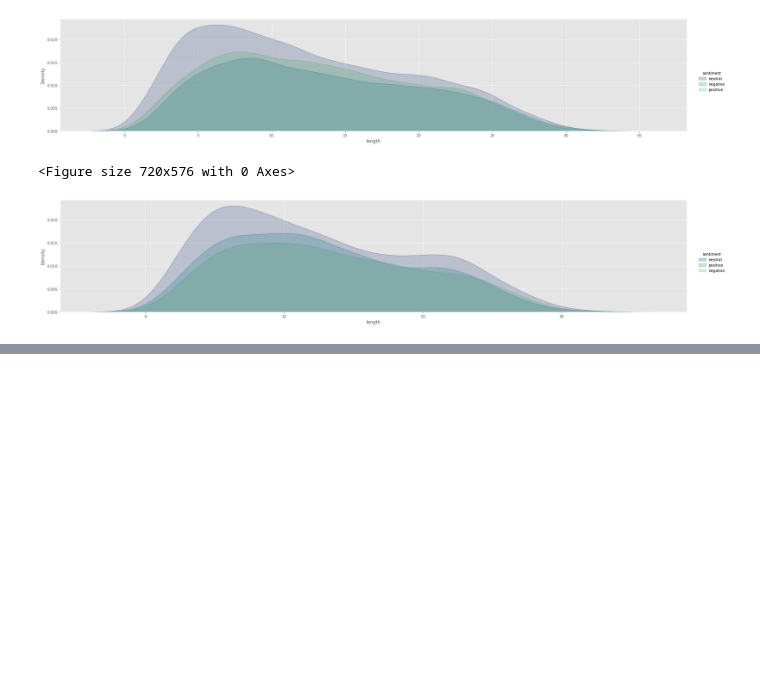
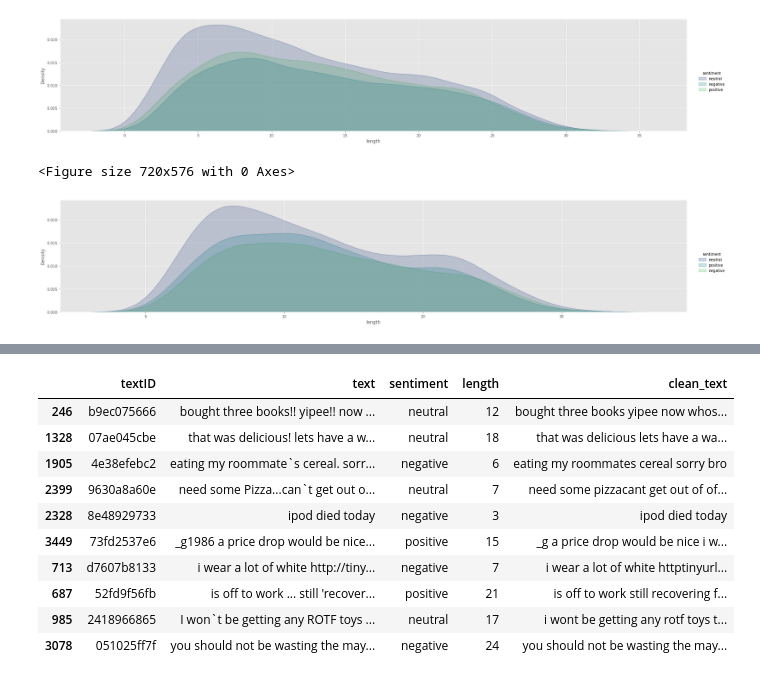
Before and after one commit to ahmad1jalal/Twitter-Sentiment-Extaction, a Jupyter notebook: Twitter-Senitment.ipynb, the cells around one changed output, grey strips where cells are left out. Saved outputs shown, nothing was run; the diff lists cells and outputs as text; code cells hidden in the pictures; blank space fills up the shorter version.

```diff
--- a/Twitter-Senitment.ipynb
+++ b/Twitter-Senitment.ipynb
@@ -264,0 +310,17 @@ Text(0.5, 1.0, 'Legnth_Tweet')
+# %%
+# apply it to test data as well
+test["clean_text"] = test["text"].apply(lambda x : clean_text(x))
+
+test.sample(10)
+# %% [output]
+|  | textID | text | sentiment | length | clean_text |
+| 246 | b9ec075666 | bought three books!! yipee!! now ... | neutral | 12 | bought three books yipee now whos... |
+| 1328 | 07ae045cbe | that was delicious! lets have a w... | neutral | 18 | that was delicious lets have a wa... |
+| 1905 | 4e38efebc2 | eating my roommate`s cereal. sorr... | negative | 6 | eating my roommates cereal sorry bro |
+| 2399 | 9630a8a60e | need some Pizza...can`t get out o... | neutral | 7 | need some pizzacant get out of of... |
+| 2328 | 8e48929733 | ipod died today | negative | 3 | ipod died today |
+| 3449 | 73fd2537e6 | _g1986 a price drop would be nice... | positive | 15 | _g a price drop would be nice i w... |
+| 713 | d7607b8133 | i wear a lot of white http://tiny... | negative | 7 | i wear a lot of white httptinyurl... |
+| 687 | 52fd9f56fb | is off to work ... still 'recover... | positive | 21 | is off to work still recovering f... |
+| 985 | 2418966865 | I won`t be getting any ROTF toys ... | neutral | 17 | i wont be getting any rotf toys t... |
+| 3078 | 051025ff7f | you should not be wasting the may... | negative | 24 | you should not be wasting the may... |
```
Also changed, not shown: parts of 10 cells of this notebook.
